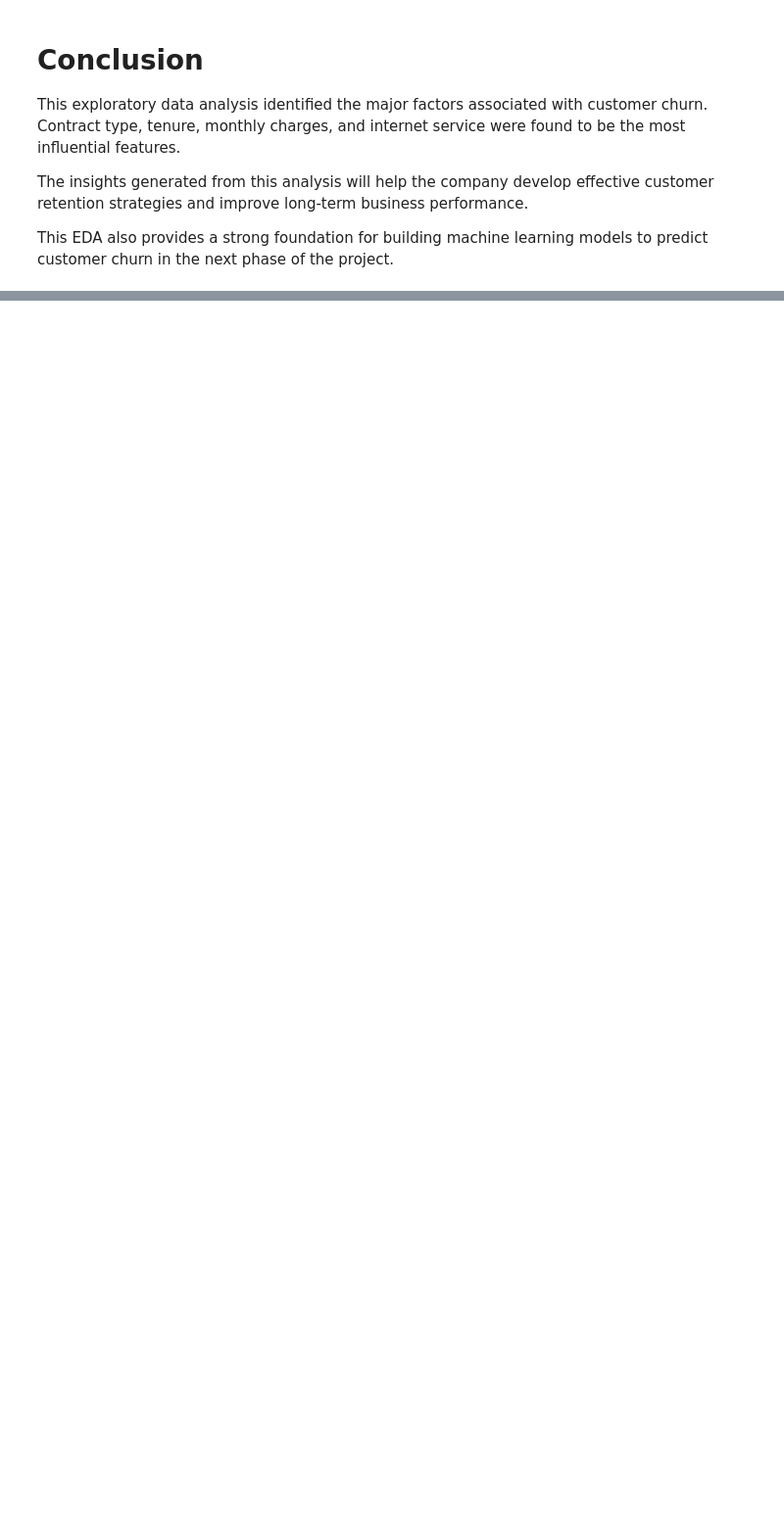
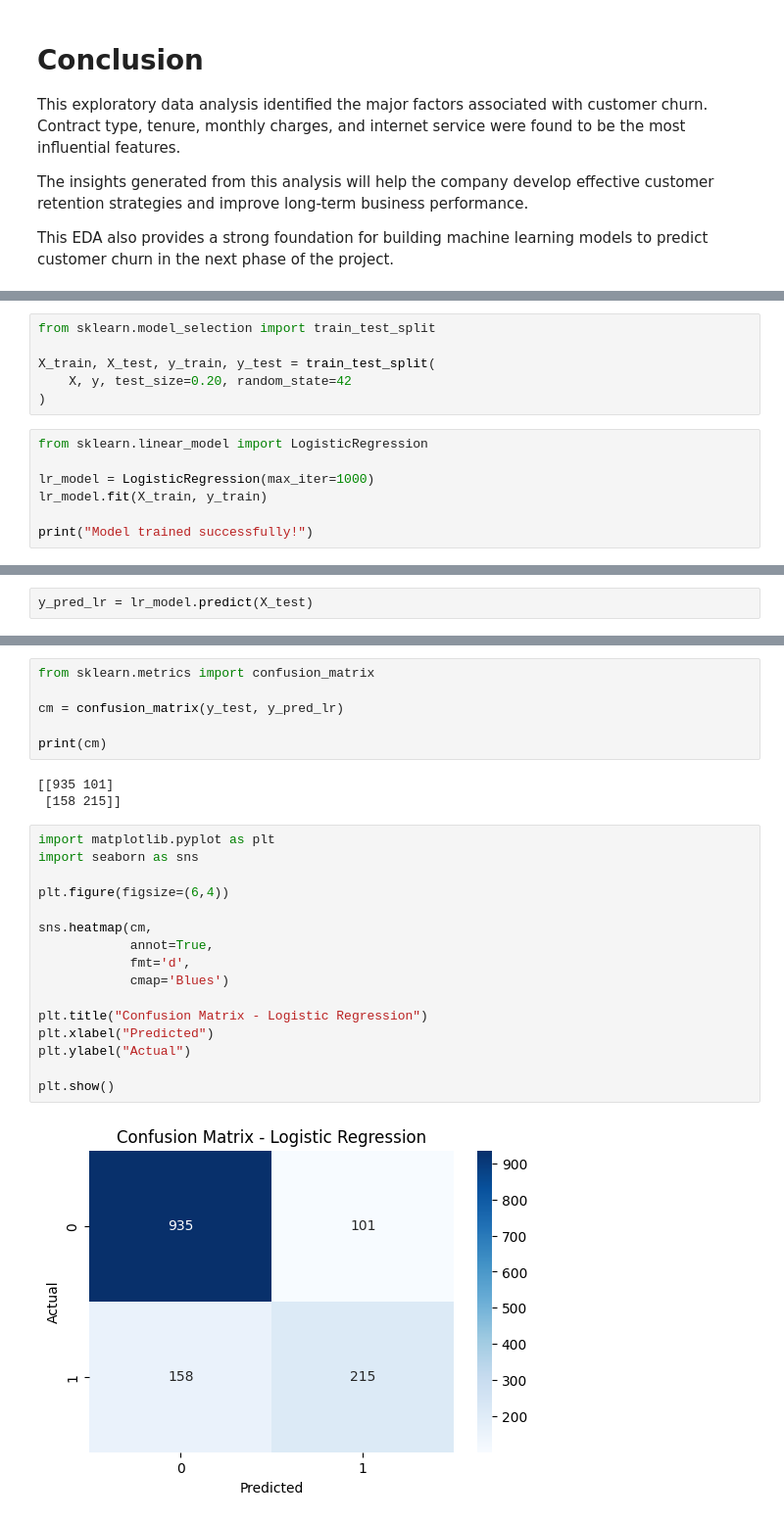
Before and after one commit to Snehakharade-122005/Customer-Churn-Prediction, a Jupyter notebook: Customer_Churn_Prediction_EDA.ipynb, the cells around one changed output, grey strips where cells are left out. Shown at 98% size. Cells and saved outputs as stored; diff of their text form; blank space fills up the shorter version.

```diff
--- a/Customer_Churn_Prediction_EDA.ipynb
+++ b/Customer_Churn_Prediction_EDA.ipynb
@@ -415,0 +784,13 @@ This EDA also provides a strong foundation for building machine learning models
+# %%
+from sklearn.model_selection import train_test_split
+
+X_train, X_test, y_train, y_test = train_test_split(
+    X, y, test_size=0.20, random_state=42
+)
+# %%
+from sklearn.linear_model import LogisticRegression
+
+lr_model = LogisticRegression(max_iter=1000)
+lr_model.fit(X_train, y_train)
+
+print("Model trained successfully!")
@@ -415,0 +799,2 @@ This EDA also provides a strong foundation for building machine learning models
+# %%
+y_pred_lr = lr_model.predict(X_test)
@@ -415,0 +809,27 @@ This EDA also provides a strong foundation for building machine learning models
+# %%
+from sklearn.metrics import confusion_matrix
+
+cm = confusion_matrix(y_test, y_pred_lr)
+
+print(cm)
+# %% [output]
+[[935 101]
+ [158 215]]
+# %%
+import matplotlib.pyplot as plt
+import seaborn as sns
+
+plt.figure(figsize=(6,4))
+
+sns.heatmap(cm,
+            annot=True,
+            fmt='d',
+            cmap='Blues')
+
+plt.title("Confusion Matrix - Logistic Regression")
+plt.xlabel("Predicted")
+plt.ylabel("Actual")
+
+plt.show()
+# %% [output]
+[figure, added]
```
Also changed, not shown: parts of 88 cells of this notebook.
